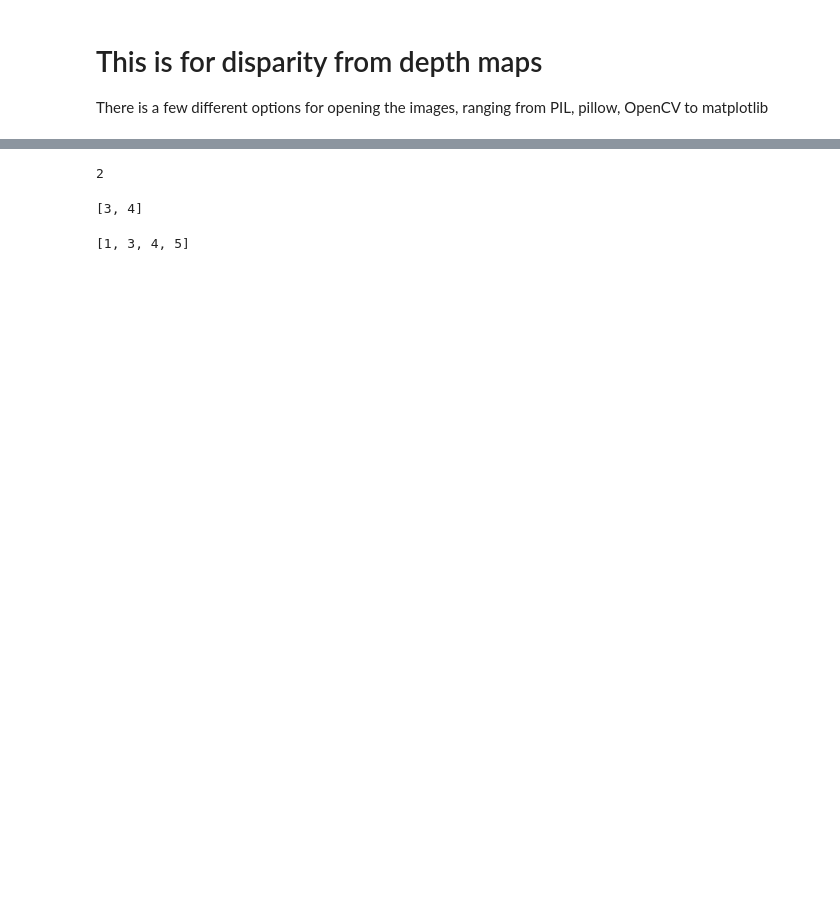
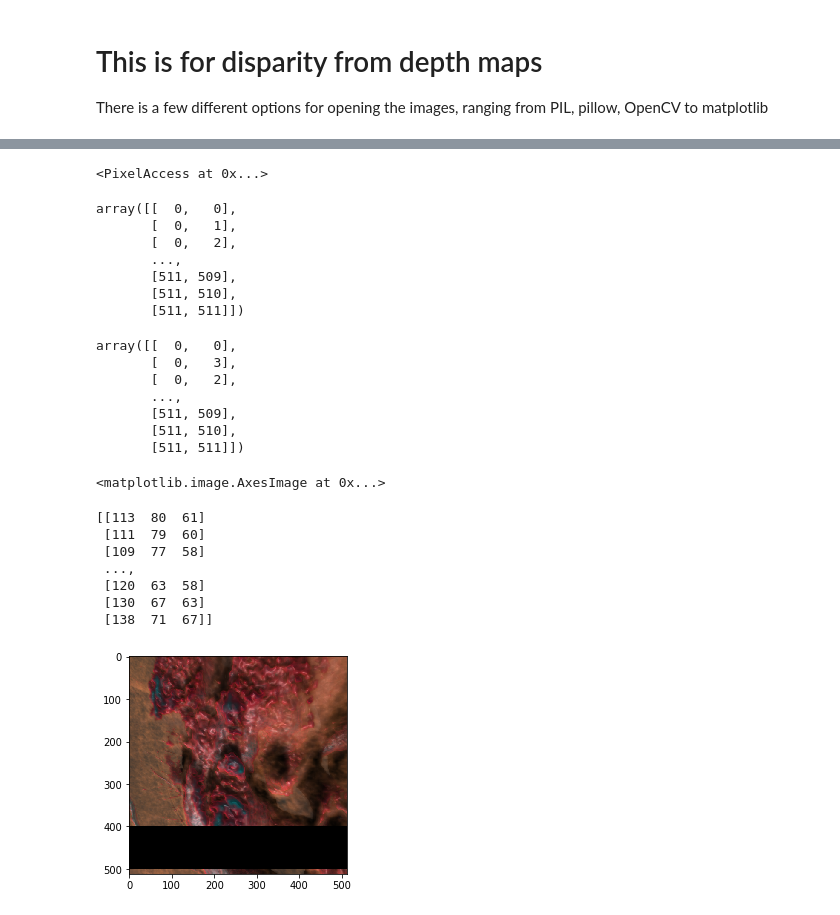
Before and after one commit to seankmartin/LF_View_Synthesis, a Jupyter notebook: Notebooks/Depth_Disparity.ipynb, the cells around one changed output, grey strips where cells are left out. Cells and saved outputs as stored; diff of their text form; code cells hidden in the pictures; blank space fills up the shorter version.

```diff
--- a/Notebooks/Depth_Disparity.ipynb
+++ b/Notebooks/Depth_Disparity.ipynb
@@ -342,9 +157,65 @@ array([[[  0,   0,   0, ...,   0,   0,   0],
-# %%
-x = [1, 2, 3, 4, 5]
-x.pop(1)
-x[1:-1]
-x
-# %% [output]
-2
-[3, 4]
-[1, 3, 4, 5]
+# %%
+def valid_pixel(pixel, img_size):
+    """returns if a pixel co-ordinate lies inside the image grid"""
+    size_x, size_y = img_size
+    valid = ( ((pixel[0] > -1) and (pixel[0] < size_x)) and
+              ((pixel[1] > -1) and (pixel[1] < size_y)) )
+    return valid
+
+ref_view = Image.open(os.path.join("Resources", "colour.png"))
+ref_view.load()
+ref_view = np.asarray(ref_view, dtype= np.uint8)[:, :, :3]
+size_x, size_y = ref_view.shape[0:2]
+
+novel_view = np.zeros(ref_view.shape, dtype = np.uint8)
+
+#Create an array of pixel positions
+grid = np.meshgrid(np.arange(size_x), np.arange(size_y), indexing = 'ij')
+stacked = np.stack(grid, 2)
+pixels = stacked.reshape(-1, 2)
+#pixels
+
+distance = (0, 1)
+disparity[0, 1] = 2
+for x in range(400, 500):
+    for y in range(size_y):
+        disparity[x, y] = 512
+#Repeat the elements of the disparity_map to match the distance
+repeated = np.repeat(disparity, 2, -1).reshape((size_x * size_y, 2))
+result = (repeated * distance).astype(int)
+
+novel_pixels = pixels + result
+pixels
+novel_pixels
+
+for x, y in zip(novel_pixels, pixels):
+    if valid_pixel(x, ref_view.shape[0:2]):
+        novel_view[x[0], x[1]] = ref_view[y[0], y[1]]
+
+plt.imshow(novel_view)
+print(novel_view[500])
+# %% [output]
+<PixelAccess at 0x...>
+array([[  0,   0],
+       [  0,   1],
+       [  0,   2],
+       ...,
+       [511, 509],
+       [511, 510],
+       [511, 511]])
+array([[  0,   0],
+       [  0,   3],
+       [  0,   2],
+       ...,
+       [511, 509],
+       [511, 510],
+       [511, 511]])
+<matplotlib.image.AxesImage at 0x...>
+[[113  80  61]
+ [111  79  60]
+ [109  77  58]
+ ...,
+ [120  63  58]
+ [130  67  63]
+ [138  71  67]]
+[figure, added]
```
Also changed, not shown: parts of 8 cells of this notebook, 4 other files.
